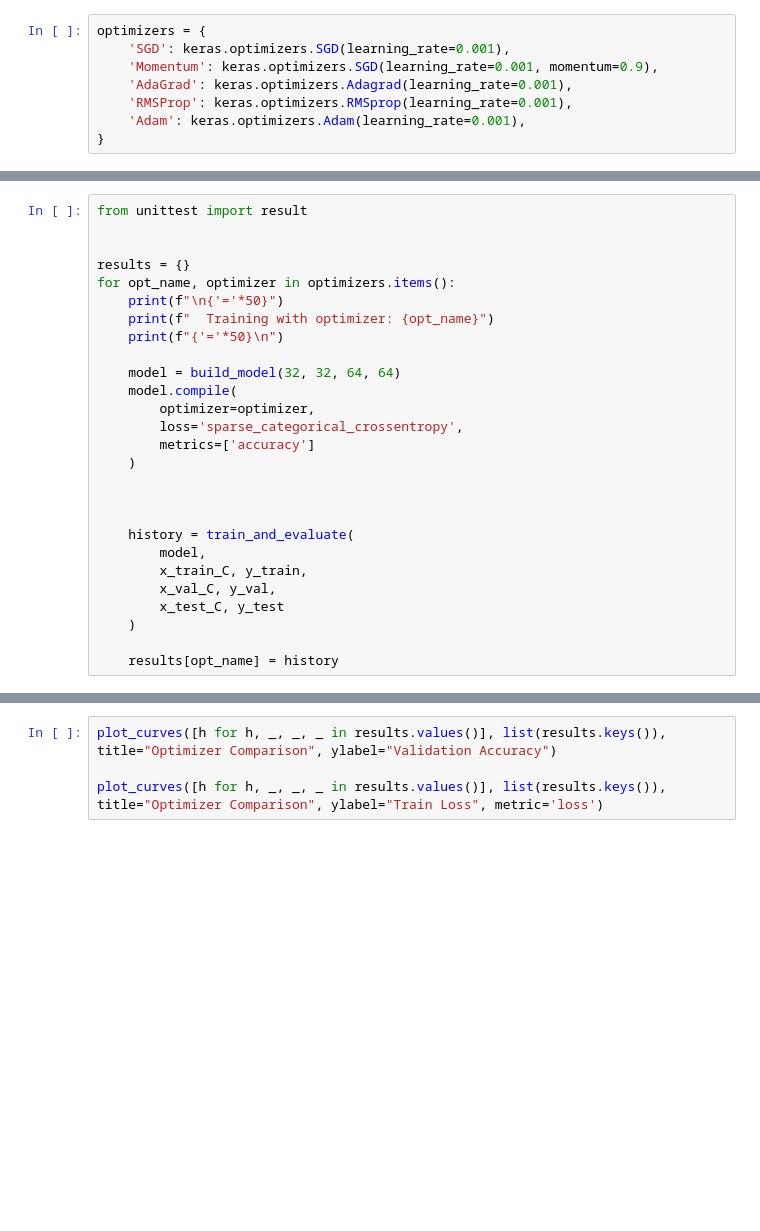
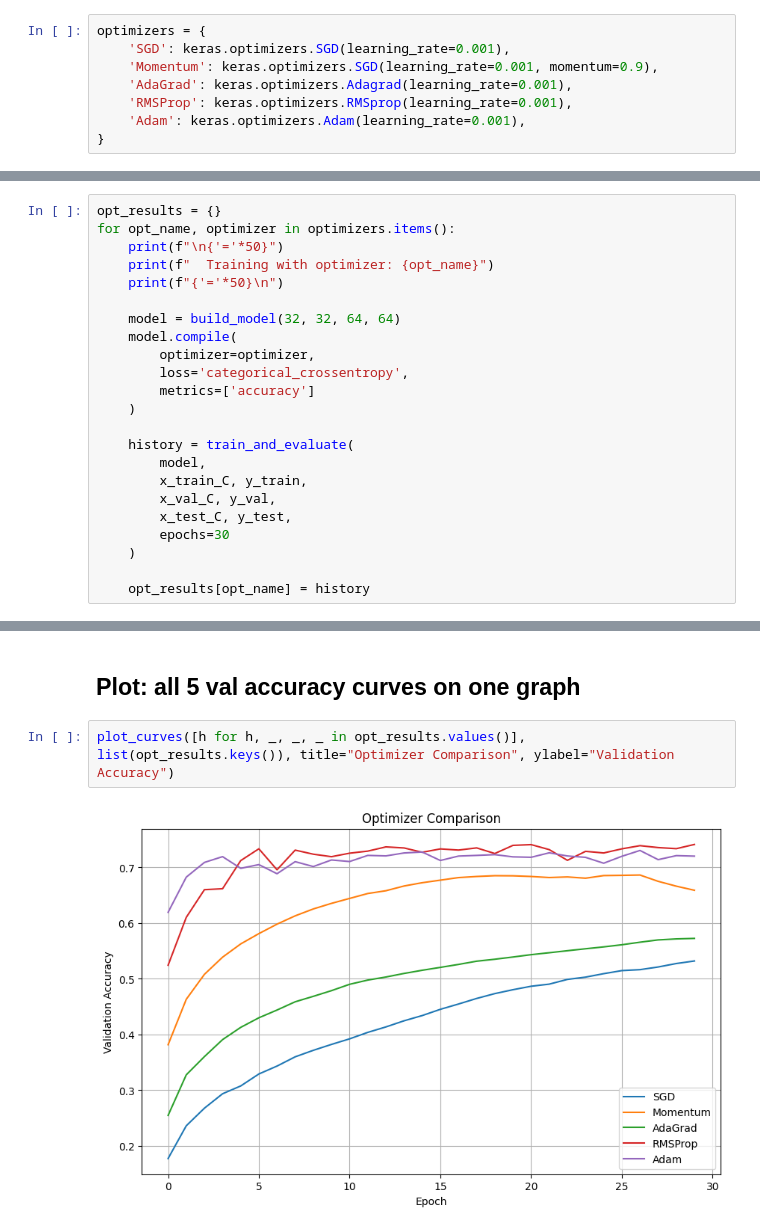
Before and after one commit to merehan123/cifar10-cnn-supervised-learning, a Jupyter notebook: notebooks/task4_optimization.ipynb, the cells around one changed output, grey strips where cells are left out. Cells and saved outputs as stored; diff of their text form; blank space fills up the shorter version.

Commit message:
Make Optimizers and Learning Rates Comparison

```diff
--- a/notebooks/task4_optimization.ipynb
+++ b/notebooks/task4_optimization.ipynb
@@ -116,8 +118,5 @@ optimizers = {
 # %%
-from unittest import result
-
-
-results = {}
+opt_results = {}
 for opt_name, optimizer in optimizers.items():
     print(f"\n{'='*50}")
     print(f"  Training with optimizer: {opt_name}")
@@ -126,17 +125,16 @@ for opt_name, optimizer in optimizers.items():
     model = build_model(32, 32, 64, 64)
     model.compile(
         optimizer=optimizer,
-        loss='sparse_categorical_crossentropy',
+        loss='categorical_crossentropy',
         metrics=['accuracy']
     )
-
-
 
     history = train_and_evaluate(
         model,
         x_train_C, y_train,
         x_val_C, y_val,
-        x_test_C, y_test
+        x_test_C, y_test,
+        epochs=30
     )
 
-    results[opt_name] = history
+    opt_results[opt_name] = history
@@ -146,4 +170,6 @@ for opt_name, (history, test_acc, test_loss, elapsed) in results.items():
+# %% [markdown]
+## Plot: all 5 val accuracy curves on one graph
 # %%
-plot_curves([h for h, _, _, _ in results.values()], list(results.keys()), title="Optimizer Comparison", ylabel="Validation Accuracy")
-
-plot_curves([h for h, _, _, _ in results.values()], list(results.keys()), title="Optimizer Comparison", ylabel="Train Loss", metric='loss')
+plot_curves([h for h, _, _, _ in opt_results.values()], list(opt_results.keys()), title="Optimizer Comparison", ylabel="Validation Accuracy")
+# %% [output]
+[figure, added]
```
Also changed, not shown: parts of 15 cells of this notebook.
